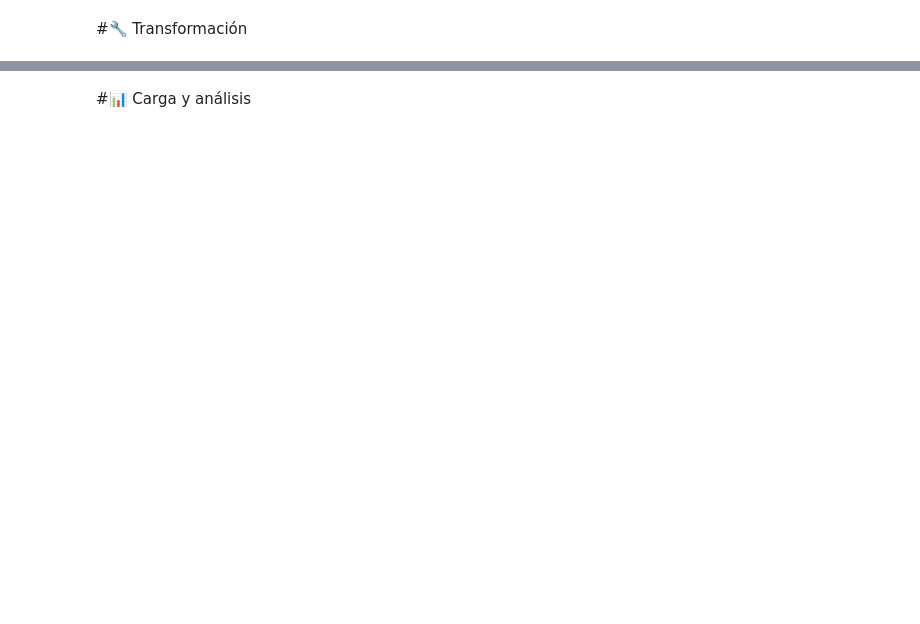
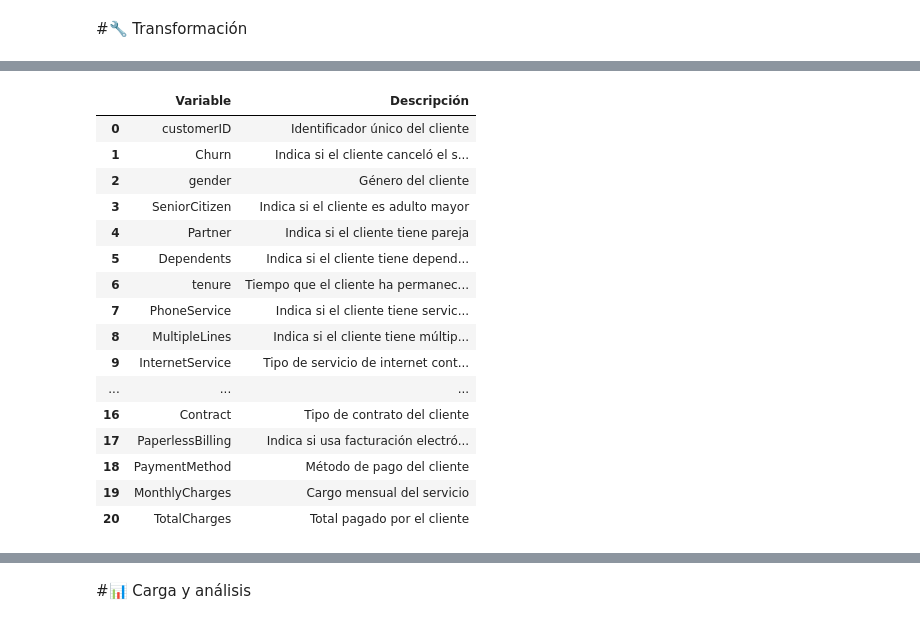
Before and after one commit to dmorganc14/Proyecto-Telecom-X, a Jupyter notebook: TelecomX_LATAM.ipynb, the cells around one changed output, grey strips where cells are left out. Saved outputs shown, nothing was run; the diff lists cells and outputs as text; code cells hidden in the pictures; blank space fills up the shorter version.

```diff
--- a/TelecomX_LATAM.ipynb
+++ b/TelecomX_LATAM.ipynb
@@ -6,0 +69,66 @@
+# %%
+# Crear diccionario con las variables y su descripción
+diccionario_datos = {
+    "Variable": [
+        "customerID", "Churn", "gender", "SeniorCitizen", "Partner",
+        "Dependents", "tenure", "PhoneService", "MultipleLines",
+        "InternetService", "OnlineSecurity", "OnlineBackup",
+        "DeviceProtection", "TechSupport", "StreamingTV",
+        "StreamingMovies", "Contract", "PaperlessBilling",
+        "PaymentMethod", "MonthlyCharges", "TotalCharges"
+    ],
+
+    "Descripción": [
+        "Identificador único del cliente",
+        "Indica si el cliente canceló el servicio",
+        "Género del cliente",
+        "Indica si el cliente es adulto mayor",
+        "Indica si el cliente tiene pareja",
+        "Indica si el cliente tiene dependientes",
+        "Tiempo que el cliente ha permanecido en la empresa (meses)",
+        "Indica si el cliente tiene servicio telefónico",
+        "Indica si el cliente tiene múltiples líneas telefónicas",
+        "Tipo de servicio de internet contratado",
+        "Indica si el cliente tiene seguridad en línea",
+        "Indica si el cliente tiene respaldo en línea",
+        "Indica si el cliente tiene protección de dispositivos",
+        "Indica si el cliente tiene soporte técnico",
+        "Indica si el cliente tiene streaming de TV",
+        "Indica si el cliente tiene streaming de películas",
+        "Tipo de contrato del cliente",
+        "Indica si usa facturación electrónica",
+        "Método de pago del cliente",
+        "Cargo mensual del servicio",
+        "Total pagado por el cliente"
+    ]
+}
+
+# Convertir a DataFrame
+df_diccionario = pd.DataFrame(diccionario_datos)
+
+df_diccionario.style.set_properties(**{
+    'text-align': 'left'
+}).set_table_styles([
+    {'selector': 'th', 'props': [('text-align', 'left')]}
+])
+
+# Mostrar tabla
+df_diccionario
+# %% [output]
+|  | Variable | Descripción |
+| 0 | customerID | Identificador único del cliente |
+| 1 | Churn | Indica si el cliente canceló el s... |
+| 2 | gender | Género del cliente |
+| 3 | SeniorCitizen | Indica si el cliente es adulto mayor |
+| 4 | Partner | Indica si el cliente tiene pareja |
+| 5 | Dependents | Indica si el cliente tiene depend... |
+| 6 | tenure | Tiempo que el cliente ha permanec... |
+| 7 | PhoneService | Indica si el cliente tiene servic... |
+| 8 | MultipleLines | Indica si el cliente tiene múltip... |
+| 9 | InternetService | Tipo de servicio de internet cont... |
+| ... | ... | ... |
+| 16 | Contract | Tipo de contrato del cliente |
+| 17 | PaperlessBilling | Indica si usa facturación electró... |
+| 18 | PaymentMethod | Método de pago del cliente |
+| 19 | MonthlyCharges | Cargo mensual del servicio |
+| 20 | TotalCharges | Total pagado por el cliente |
```
Also changed, not shown: parts of 13 cells of this notebook.
